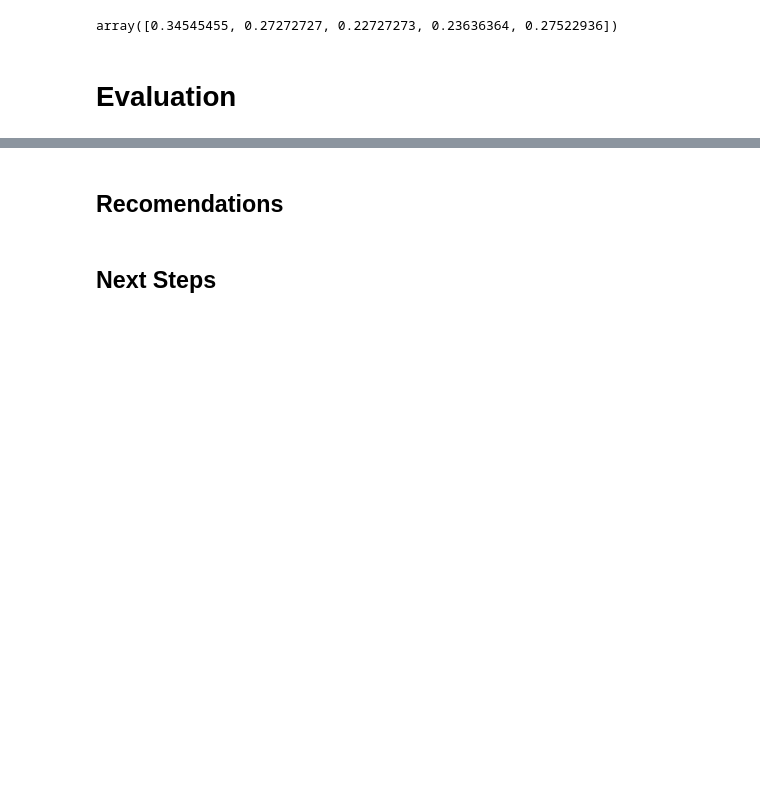
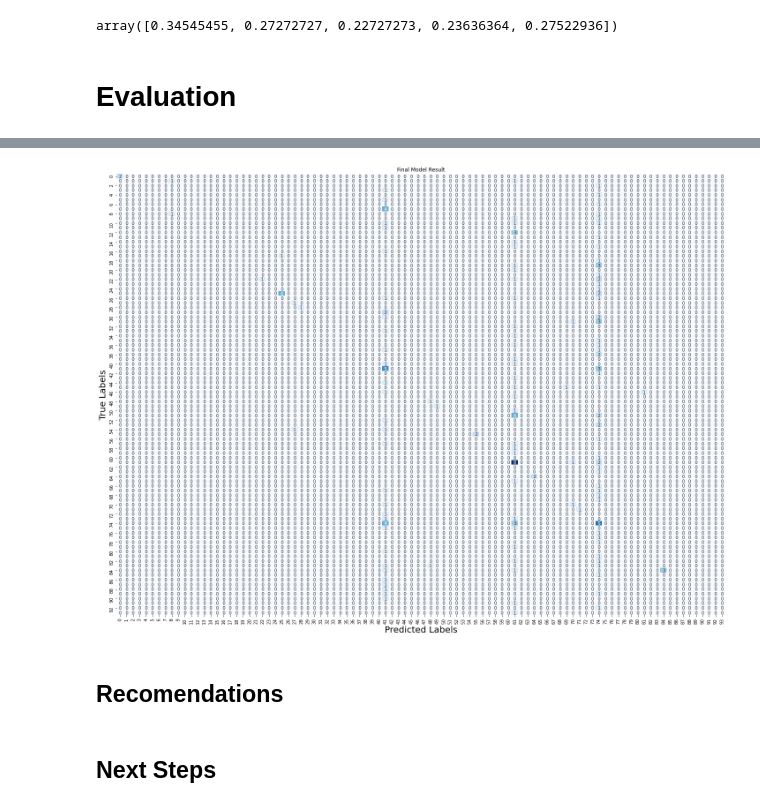
Before and after one commit to JohnNun/socialbuzz_sentiment_nlp, a Jupyter notebook: socialbuzz_notebook.ipynb, the cells around one changed output, grey strips where cells are left out. Saved outputs shown, nothing was run; the diff lists cells and outputs as text; code cells hidden in the pictures; blank space fills up the shorter version.

Commit message:
tuned final model added code for model eval

```diff
--- a/socialbuzz_notebook.ipynb
+++ b/socialbuzz_notebook.ipynb
@@ -294,11 +300,15 @@ tfidf = TfidfVectorizer(max_features=250,
 
 X_train_vectorized = tfidf.fit_transform(X_train['text'])
 # %%
-lr_clf = LogisticRegression(max_iter=1000, solver='newton-cg')
+# Instantiate model
+lr_cls = LogisticRegression(max_iter=1000, solver='newton-cg')
 
-Final_model = cross_val_score(lr_clf, X_train_vectorized, y_train)
+Final_model = cross_val_score(lr_cls, X_train_vectorized, y_train)
 Final_model
 # %% [output]
 array([0.34545455, 0.27272727, 0.22727273, 0.23636364, 0.27522936])
 # %% [markdown]
 # Evaluation
+# %%
+# Instantiate the vectorizer
+X_test_vectorized = tfidf.transform(X_test['text'])
@@ -304,0 +320,9 @@ array([0.34545455, 0.27272727, 0.22727273, 0.23636364, 0.27522936])
+# %%
+# Fitting train data to model
+lr_cls.fit(X_train_vectorized, y_train)
+
+# Test data prediction
+y_pred = lr_cls.predict(X_test_vectorized)
+
+# Classification Report
+print(classification_report(y_test, y_pred))
@@ -305,3 +347,19 @@ array([0.34545455, 0.27272727, 0.22727273, 0.23636364, 0.27522936])
+# %%
+# Plotting confusion matrix
+cm = confusion_matrix(y_test, y_pred)
+
+fix, ax = plt.subplots(figsize=(20, 15))
+
+sns.heatmap(cm, annot=True, fmt='d', cmap='Blues', cbar=False)
+
+ax.set_title('Final Model Result')
+ax.set_xlabel('Predicted Labels', fontsize=20)
+ax.set_ylabel('True Labels', fontsize=20)
+ax.tick_params(axis='x', rotation=90)
+
+plt.tight_layout();
+# %% [output]
+[figure, added]
 # %% [markdown]
 ## Recomendations
 # %% [markdown]
```
Also changed, not shown: parts of 16 cells of this notebook.
